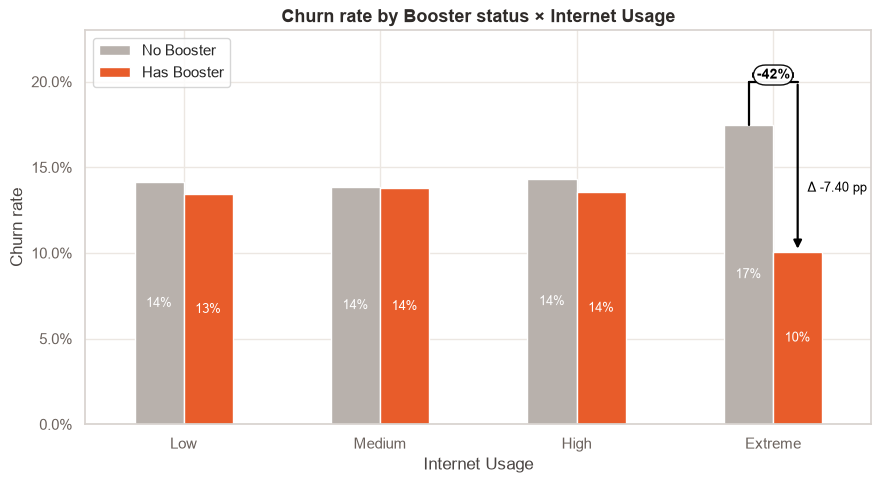
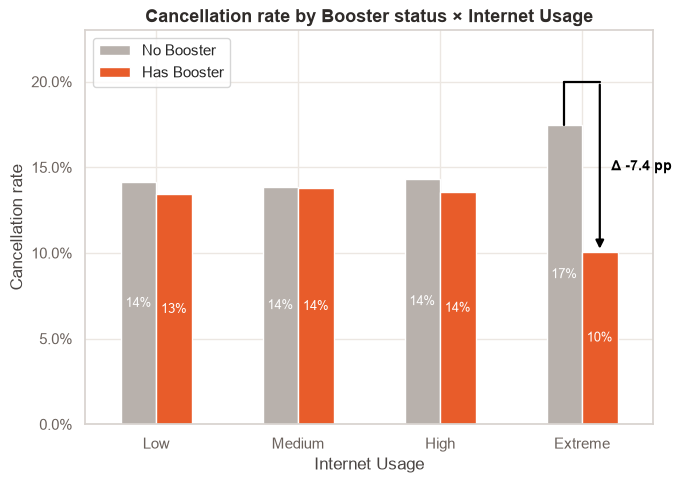
Unified diff of the notebook cell whose output changed from the first chart to the second:
--- before
+++ after
@@ -12,5 +12,5 @@
 )
 
-fig, ax = plt.subplots(figsize=(9, FIGURE_HEIGHT))
+fig, ax = plt.subplots(figsize=(7, FIGURE_HEIGHT))
 stratified_view.plot(
     kind="bar",
@@ -21,9 +21,9 @@
 ax.yaxis.set_major_formatter(mtick.PercentFormatter(xmax=1))
 ax.set_title(
-    "Churn rate by Booster status × Internet Usage",
+    "Cancellation rate by Booster status × Internet Usage",
     fontsize=FONT_SIZE_TITLE, fontweight="bold",
 )
 ax.set_xlabel("Internet Usage")
-ax.set_ylabel("Churn rate")
+ax.set_ylabel("Cancellation rate")
 ax.set_xticklabels(stratified_view.index, rotation=0)
 ax.legend(title="")
@@ -42,5 +42,4 @@
 
 delta_extreme_pp = (stratified_view.loc["Extreme", "Has Booster"] - stratified_view.loc["Extreme", "No Booster"]) * 100
-delta_extreme_pct = ((stratified_view.loc["Extreme", "Has Booster"] / stratified_view.loc["Extreme", "No Booster"]) - 1) * 100
 
 y_top = max(y_no, y_has) + 0.025
@@ -56,28 +55,24 @@
     arrowprops={"arrowstyle": "-|>", "lw": 1.6, "color": FONT_COLOR_ANNOTATION},
 )
+
+left_leg = y_top - y_no
+right_leg = y_top - y_has
+if left_leg >= right_leg:
+    label_x = x_no - 0.08
+    label_ha = "right"
+    label_y = (y_top + y_no) / 2
+else:
+    label_x = x_has + 0.08
+    label_ha = "left"
+    label_y = (y_top + y_has) / 2
+
 ax.text(
-    (x_no + x_has) / 2,
-    y_top + 0.004,
-    f"{delta_extreme_pct:+.0f}%",
-    ha="center",
+    label_x,
+    label_y,
+    f"Δ {delta_extreme_pp:+.1f} pp",
+    ha=label_ha,
     va="center",
     fontsize=FONT_SIZE_LABEL_MD,
     fontweight="bold",
-    color=FONT_COLOR_ANNOTATION,
-    bbox={
-        "boxstyle": "round,pad=0.25,rounding_size=0.9",
-        "facecolor": "white",
-        "edgecolor": FONT_COLOR_ANNOTATION,
-        "linewidth": 1.0,
-        "alpha": 0.95,
-    },
-)
-ax.text(
-    x_has + 0.05,
-    (y_no + y_has) / 2,
-    f"Δ {delta_extreme_pp:.2f} pp",
-    ha="left",
-    va="center",
-    fontsize=FONT_SIZE_LABEL,
     color=FONT_COLOR_ANNOTATION,
 )
@@ -86,5 +81,5 @@
 plt.show()
 
-print("\nStratified churn gap (Has Booster - No Booster) by usage tier:")
+print("\nStratified cancellation gap (Has Booster - No Booster) by usage tier:")
 gap = (
     stratified_view.assign(gap=lambda x: (x["Has Booster"] - x["No Booster"]) * 100)

Commit: latent confounding